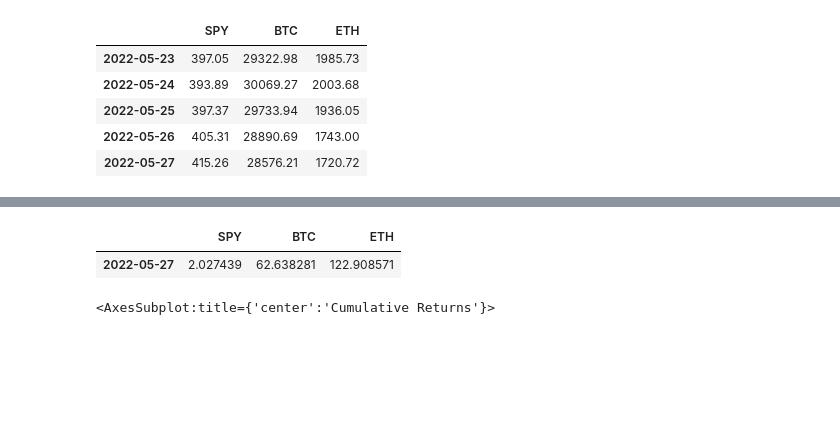
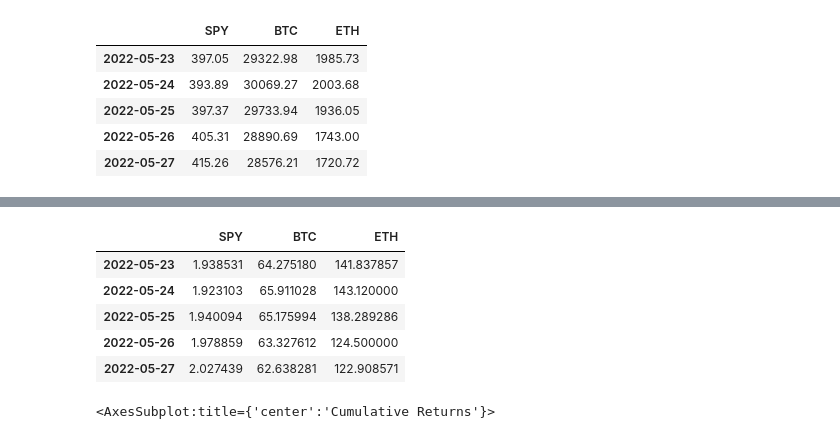
Before and after one commit to 7amza-eth/LongTermAssetAnalysis, a Jupyter notebook: Main.ipynb, the cells around one changed output, grey strips where cells are left out. Cells and saved outputs as stored; diff of their text form; code cells hidden in the pictures; blank space fills up the shorter version.

```diff
--- a/Main.ipynb
+++ b/Main.ipynb
@@ -84,5 +98,4 @@ display(closing_prices_df.tail())
 | 2022-05-27 | 415.26 | 28576.21 | 1720.72 |
 # %%
 #Daily Returns
-daily_returns_df=closing_prices_df.pct_change().dropna()
-daily_returns_df.head()
+dailyReturns_df=closing_prices_df.pct_change().dropna()
@@ -101,8 +116,12 @@ daily_returns_df.plot(figsize=(20,10), title="Daily Returns")
 # %%
-all_cumulative_returns_df = (1 + daily_returns_df).cumprod()
-all_cumulative_returns_df.tail(1)
+all_cumulative_returns_df = (1 + dailyReturns_df).cumprod()
+all_cumulative_returns_df.tail()
 # %% [output]
 |  | SPY | BTC | ETH |
+| 2022-05-23 | 1.938531 | 64.275180 | 141.837857 |
+| 2022-05-24 | 1.923103 | 65.911028 | 143.120000 |
+| 2022-05-25 | 1.940094 | 65.175994 | 138.289286 |
+| 2022-05-26 | 1.978859 | 63.327612 | 124.500000 |
 | 2022-05-27 | 2.027439 | 62.638281 | 122.908571 |
 # %%
 all_cumulative_returns_df.plot(figsize=(20,10), title="Cumulative Returns")
```
Also changed, not shown: parts of 19 cells of this notebook.
